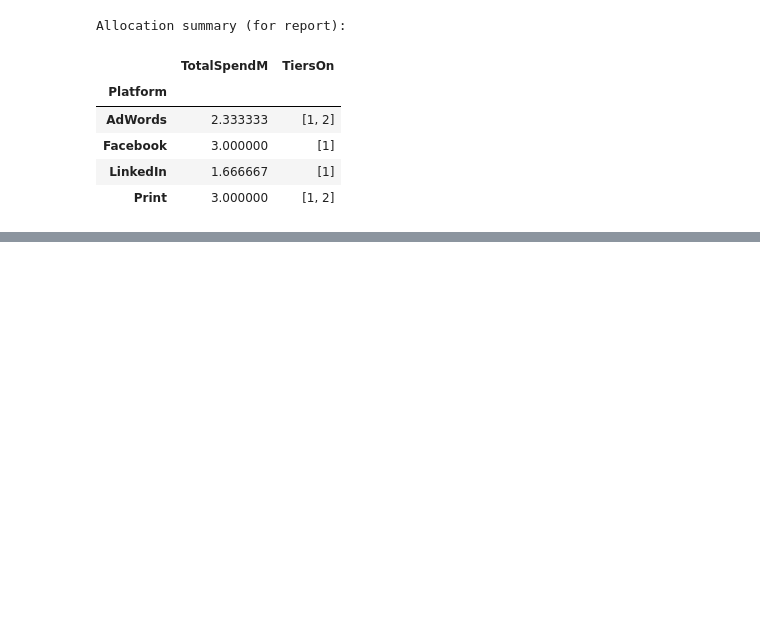
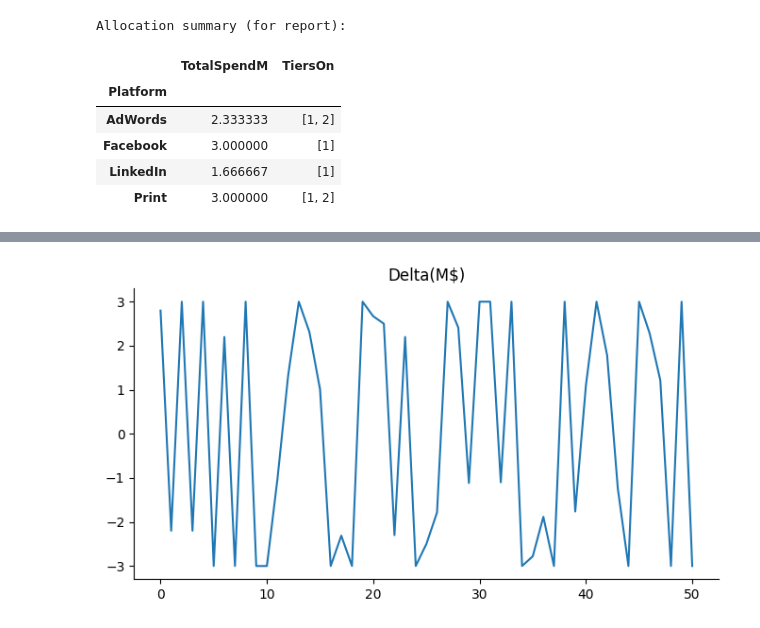
Before and after one commit to ethandavenport/Optimization-I-Project-2, a Jupyter notebook: Optimization_HW_pt_4.ipynb, the cells around one changed output, grey strips where cells are left out. Cells and saved outputs as stored; diff of their text form; code cells hidden in the pictures; blank space fills up the shorter version.

```diff
--- a/Optimization_HW_pt_4.ipynb
+++ b/Optimization_HW_pt_4.ipynb
@@ -375,0 +542,41 @@ Allocation summary (for report):
+# %%
+# ===================== PART 8 — STABILITY CHECK =====================
+
+allocs = globals().get("allocations", globals().get("allocs_7"))
+assert allocs is not None, "Run Part 7 first so we have monthly allocations."
+
+MONTHS = ["Jan","Feb","Mar","Apr","May","Jun","Jul","Aug","Sep","Oct","Nov","Dec"]
+
+import pandas as pd
+
+def check_stability(allocations, limit=1.0):
+    """
+    allocations: dict[month]-> dict[platform]-> spend (in millions)
+    limit: max allowed absolute month-to-month change (M$)
+    """
+    rows = []
+    for i in range(len(MONTHS)-1):
+        m0, m1 = MONTHS[i], MONTHS[i+1]
+        a0, a1 = allocations.get(m0, {}), allocations.get(m1, {})
+        platforms = sorted(set(a0.keys()) | set(a1.keys()))
+        for p in platforms:
+            v0, v1 = float(a0.get(p, 0.0)), float(a1.get(p, 0.0))
+            delta = v1 - v0
+            viol = abs(delta) > (limit + 1e-9)
+            rows.append({
+                "Platform": p, "FromMonth": m0, "ToMonth": m1,
+                "Delta(M$)": round(delta, 4),
+                "Violation(|Δ|>1M)": viol
+            })
+    return pd.DataFrame(rows)
+
+df_stability = check_stability(allocs, limit=1.0)
+
+# Any violations?
+any_viol = bool(df_stability["Violation(|Δ|>1M)"].any())
+print("Is the allocation stable (no month-to-month change > $1M for any platform)?",
+      "YES" if not any_viol else "NO")
+
+# Show only the violating rows (or an empty frame if stable)
+df_violations = df_stability[df_stability["Violation(|Δ|>1M)"] == True].reset_index(drop=True)
+df_violations
@@ -375,0 +602,6 @@ Allocation summary (for report):
+# %%
+from matplotlib import pyplot as plt
+df_violations['Delta(M$)'].plot(kind='line', figsize=(8, 4), title='Delta(M$)')
+plt.gca().spines[['top', 'right']].set_visible(False)
+# %% [output]
+[figure, added]
```
Also changed, not shown: parts of 9 cells of this notebook.
